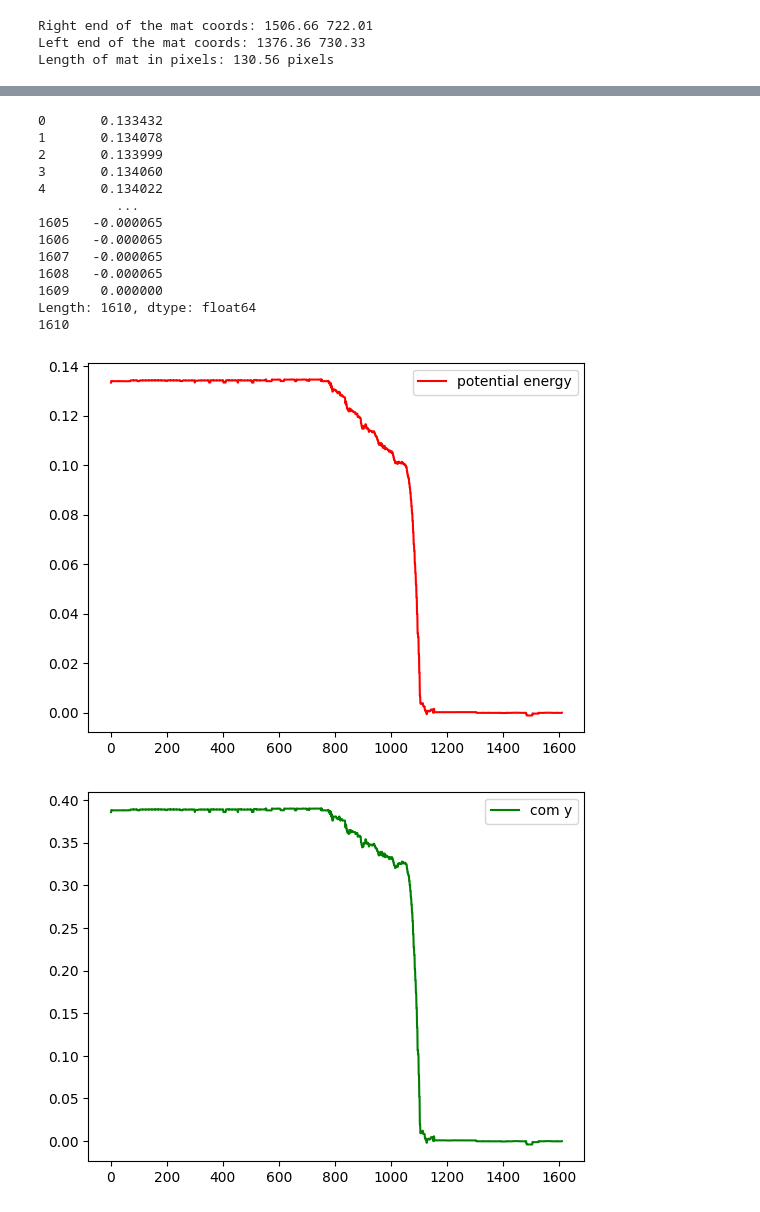
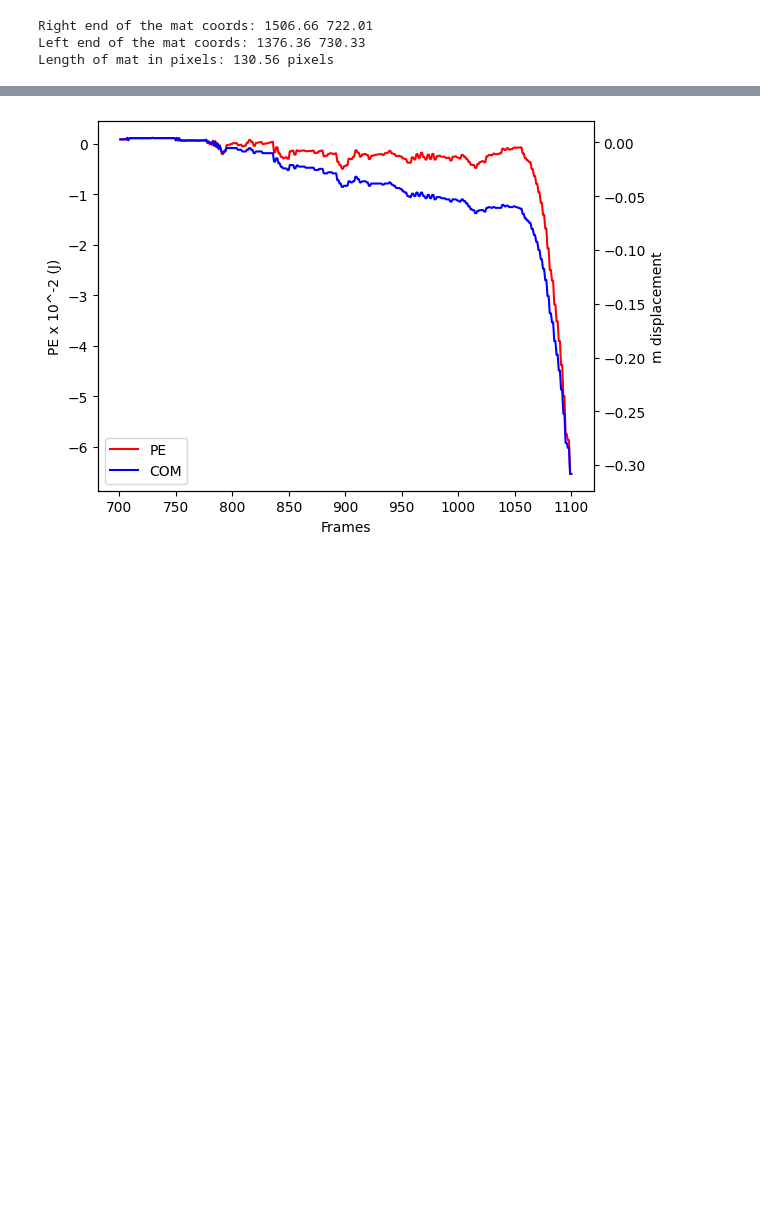
Before and after one commit to pran872/PDW, a Jupyter notebook: analyse_data.ipynb, the cells around one changed output, grey strips where cells are left out. Drawn from its saved outputs; the diff is of its cells as text; code cells hidden in the pictures; blank space fills up the shorter version.

```diff
--- a/analyse_data.ipynb
+++ b/analyse_data.ipynb
@@ -107,8 +107,8 @@ one_pix_in_mm = len_of_mat_mm/len_of_mat
 print("One pixel in mm:", round(one_pix_in_mm, 2), "mm")
 
 df_mm = df.copy(deep=True)
-df_mm['pt1_cam1_X'] = df_mm['pt1_cam1_X'] - df_mm['pt1_cam1_X'].iloc[0]
-df_mm['pt1_cam1_Y'] = df_mm['pt1_cam1_Y'] - df_mm['pt1_cam1_Y'].iloc[0]
+df_mm['pt1_cam1_X'] = df_mm['pt1_cam1_X'].iloc[0] -  df_mm['pt1_cam1_X']
+df_mm['pt1_cam1_Y'] = df_mm['pt1_cam1_Y'].iloc[0] - df_mm['pt1_cam1_Y']
 
 frames = range(1, len(df)+1)
 
@@ -241,36 +217,33 @@ One pixel in mm: 0.31 mm
 # %%
 rod_y = df_mm['pt1_cam1_Y']*(10**-3)
 rod_x = df_mm['pt1_cam1_X']*(10**-3)
 ramp_angle = 4
 time_frames = range(1, len(df_mm)+1)
 g = 9.80665
 
 mass = 0.029
-potential_E = mass * g * (rod_y + math.tan(4*math.pi/180) * rod_x)
-print(potential_E)
-print(len(potential_E))
+potential_E = mass * g * (rod_y + math.tan(4*math.pi/180) * rod_x) * 10**2
 
-plt.figure()
-plt.plot(time_frames, potential_E, 'r')
-plt.legend(["potential energy"])
+fig, ax1 = plt.subplots()
+line1, = ax1.plot(time_frames[700: 1100], potential_E[700: 1100], 'r', label='PE')
+ax1.set_xlabel('Frames')
+ax1.set_ylabel('PE x 10^-2 (J)')
+ax1.legend(["PE"])
 
-plt.figure()
-plt.plot(time_frames, rod_y, 'g')
-plt.legend(["com y"])
+ax2 = ax1.twinx()
+line2, = ax2.plot(time_frames[700: 1100], rod_y[700:1100], 'b', label='COM')
+ax2.set_ylabel('m displacement')
+
+labels = [line.get_label() for line in [line1, line2]]
+ax1.legend([line1, line2], labels)
+# ax2.legend(["comy"])
+
+# plt.figure()
+# plt.plot(time_frames[700: 1100], rod_y[700:1100])
+# plt.legend(["com y"])
+# plt.xlabel('Frames')
+# plt.ylabel('Rod y(m)')
+
 plt.show()
 # %% [output]
-0       0.133432
-1       0.134078
-2       0.133999
-3       0.134060
-4       0.134022
-          ...
-1605   -0.000065
-1606   -0.000065
-1607   -0.000065
-1608   -0.000065
-1609    0.000000
-Length: 1610, dtype: float64
-1610
-[figure, old version]
+[figure, new version]
-[figure, removed]
```
Also changed, not shown: parts of 4 cells of this notebook, 13 other files.
